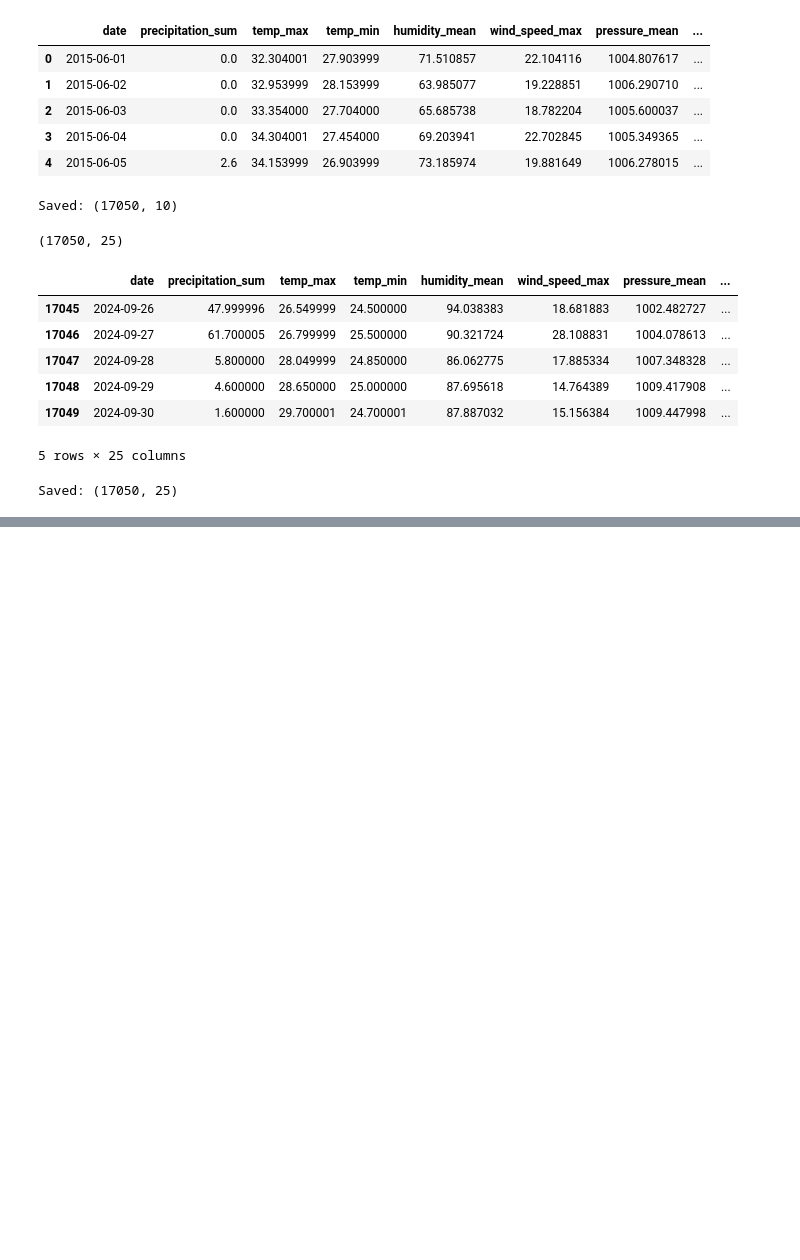
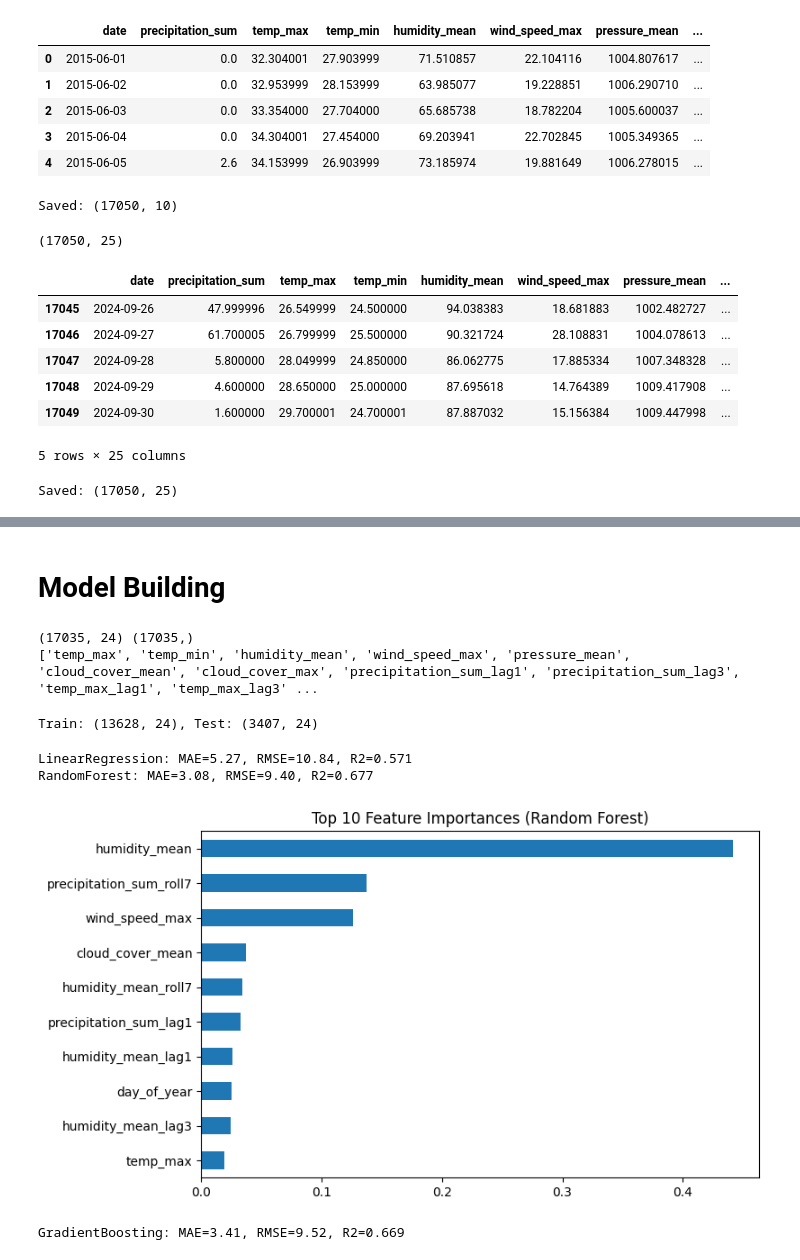
Before and after one commit to tamanna26072/weather_intelligence, a Jupyter notebook: notebooks/01_data_fetch.ipynb, the cells around one changed output, grey strips where cells are left out. Cells and saved outputs as stored; diff of their text form; code cells hidden in the pictures; blank space fills up the shorter version.

Commit message:
Sync notebook: SHAP, temp model, CV analysis; exclude large RF models from repo

```diff
--- a/notebooks/01_data_fetch.ipynb
+++ b/notebooks/01_data_fetch.ipynb
@@ -277,3 +279,73 @@ files.download("weather_features_5cities_2015_2024.csv")
 # %% [output]
 [interactive output not drawn]
 [interactive output not drawn]
+# %% [markdown]
+# Model Building
+# %%
+model_df = weather_df_full.dropna().copy()
+
+# One-hot encode city
+model_df = pd.get_dummies(model_df, columns=["city"], drop_first=True)
+
+feature_cols = [c for c in model_df.columns if c not in
+	["date", "precipitation_sum", "month", "year"]]
+
+X = model_df[feature_cols]
+y = model_df["precipitation_sum"]
+
+print(X.shape, y.shape)
+print(feature_cols)
+# %% [output]
+(17035, 24) (17035,)
+['temp_max', 'temp_min', 'humidity_mean', 'wind_speed_max', 'pressure_mean', 'cloud_cover_mean', 'cloud_cover_max', 'precipitation_sum_lag1', 'precipitation_sum_lag3', 'temp_max_lag1', 'temp_max_lag3' ...
+# %%
+from sklearn.model_selection import train_test_split
+
+split_idx = int(len(model_df) * 0.8)
+X_train, X_test = X.iloc[:split_idx], X.iloc[split_idx:]
+y_train, y_test = y.iloc[:split_idx], y.iloc[split_idx:]
+
+print(f"Train: {X_train.shape}, Test: {X_test.shape}")
+# %% [output]
+Train: (13628, 24), Test: (3407, 24)
+# %%
+from sklearn.linear_model import LinearRegression
+from sklearn.ensemble import RandomForestRegressor
+from sklearn.metrics import mean_absolute_error, mean_squared_error, r2_score
+import numpy as np
+
+models = {
+	"LinearRegression": LinearRegression(),
+	"RandomForest": RandomForestRegressor(n_estimators=200, random_state=42, n_jobs=-1)
+}
+
+results = {}
+
+for name, model in models.items():
+	model.fit(X_train, y_train)
+	preds = model.predict(X_test)
+	mae = mean_absolute_error(y_test, preds)
+	rmse = np.sqrt(mean_squared_error(y_test, preds))
+	r2 = r2_score(y_test, preds)
+	results[name] = {"MAE": mae, "RMSE": rmse, "R2": r2}
+	print(f"{name}: MAE={mae:.2f}, RMSE={rmse:.2f}, R2={r2:.3f}")
+# %% [output]
+LinearRegression: MAE=5.27, RMSE=10.84, R2=0.571
+RandomForest: MAE=3.08, RMSE=9.40, R2=0.677
+# %%
+importances = pd.Series(models["RandomForest"].feature_importances_, index=feature_cols)
+importances.sort_values(ascending=False).head(10).plot(kind="barh", figsize=(8,5))
+plt.title("Top 10 Feature Importances (Random Forest)")
+plt.gca().invert_yaxis()
+plt.show()
+# %% [output]
+[figure, added]
+# %%
+from sklearn.ensemble import GradientBoostingRegressor
+
+gb = GradientBoostingRegressor(n_estimators=200, random_state=42)
+gb.fit(X_train, y_train)
+preds = gb.predict(X_test)
+print(f"GradientBoosting: MAE={mean_absolute_error(y_test,preds):.2f}, RMSE={np.sqrt(mean_squared_error(y_test,preds)):.2f}, R2={r2_score(y_test,preds):.3f}")
+# %% [output]
+GradientBoosting: MAE=3.41, RMSE=9.52, R2=0.669
```
Also changed, not shown: parts of 9 cells of this notebook, 2 other files.
